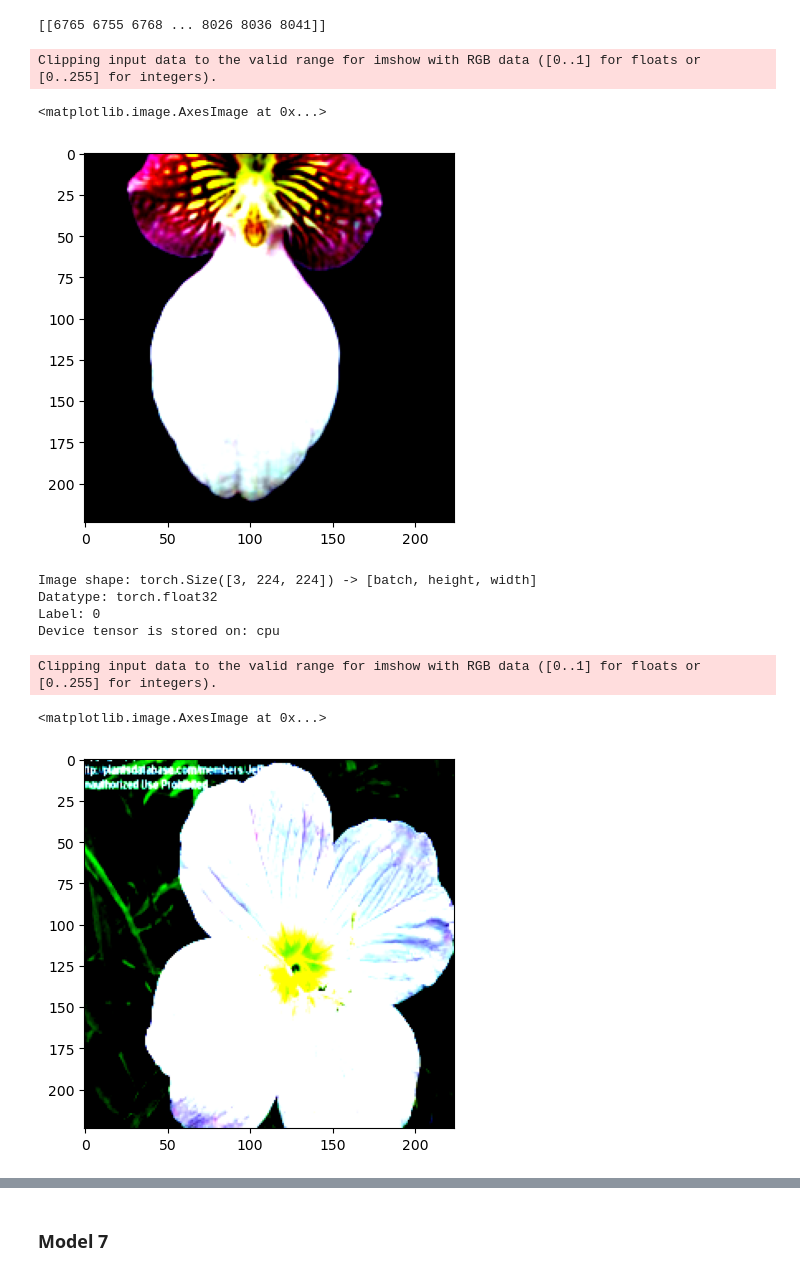
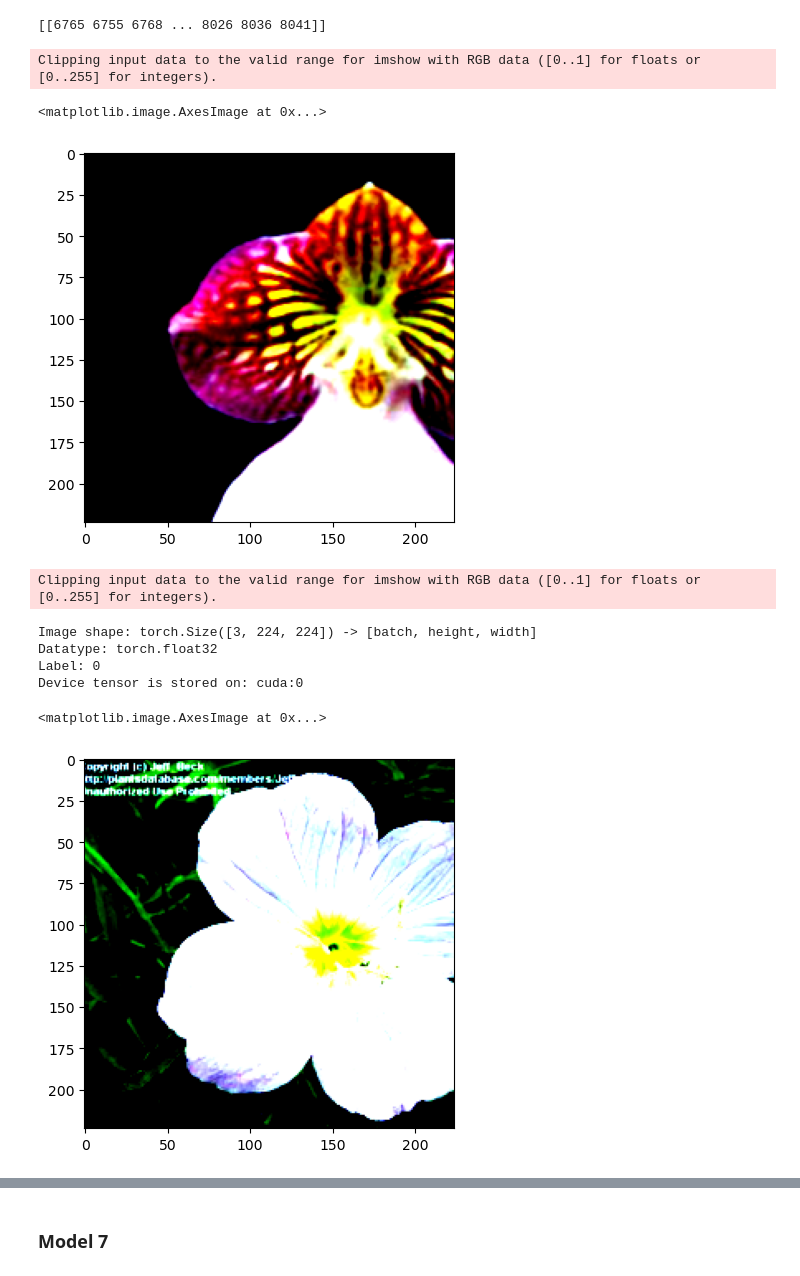
Before and after one commit to D-Agar/imlo_courework, a Jupyter notebook: coursework.ipynb, the cells around one changed output, grey strips where cells are left out. Saved outputs shown, nothing was run; the diff lists cells and outputs as text; code cells hidden in the pictures.

```diff
--- a/coursework.ipynb
+++ b/coursework.ipynb
@@ -42,28 +39,26 @@ The values used for the normalisation of data were calculated from the ImageNet
 # %%
 # We perform random transformations to better generalise the training dataset
 train_transform = transforms.Compose([
-    v2.ToPILImage(),
+    v2.ToImage(),
     v2.RandomResizedCrop(size=(224, 224), antialias=True),
     v2.RandomHorizontalFlip(p=0.5),
-    v2.ToTensor(),
-    # v2.ToDtype(torch.float32, scale=True),
+    v2.ToDtype(torch.float32, scale=True),
     # These are the values I have calculated
     v2.Normalize(mean=[0.433, 0.382, 0.296], std=[0.259, 0.209, 0.221])
     # transforms.Normalize(mean=[0.485, 0.456, 0.406], std=[0.229, 0.224, 0.225])
 ])
 
 valid_transform = transforms.Compose([
-    v2.PILToTensor(),
-    v2.Resize((256, 256)),
-    v2.CenterCrop(224),
+    v2.ToImage(),
+    v2.Resize((224, 224)),
     v2.ToDtype(torch.float32, scale=True),
     v2.Normalize(mean=[0.433, 0.382, 0.296], std=[0.259, 0.209, 0.221])
     # v2.Normalize(mean=[0.485, 0.456, 0.406], std=[0.229, 0.224, 0.225])
 ])
 
 test_transform = transforms.Compose([
-    v2.PILToTensor(),
-    v2.Resize((256, 256)),
+    v2.ToImage(),
+    v2.Resize((224, 224)),
     v2.CenterCrop(224),
     v2.ToDtype(torch.float32, scale=True),
     v2.Normalize(mean=[0.433, 0.382, 0.296], std=[0.259, 0.209, 0.221])
@@ -108,23 +103,23 @@ plt.imshow(image.cpu().permute(1,2,0))
 # %% [output]
 Clipping input data to the valid range for imshow with RGB data ([0..1] for floats or [0..255] for integers).
 <matplotlib.image.AxesImage at 0x...>
-[figure, old version]
+[figure, new version]
 # %%
 # look at the first training sample
 image, label = train_dataset[1]
 print(f"Image shape: {image.shape} -> [batch, height, width]")
 print(f"Datatype: {image.dtype}")
 print(f"Label: {label}")
 print(f"Device tensor is stored on: {image.device}")
-plt.imshow(image.permute(1, 2, 0))
+plt.imshow(image.cpu().permute(1, 2, 0))
 # %% [output]
-Image shape: torch.Size([3, 224, 224]) -> [batch, height, width]
-Datatype: torch.float32
-Label: 0
-Device tensor is stored on: cpu
+Clipping input data to the valid range for imshow with RGB data ([0..1] for floats or [0..255] for integers).
-Clipping input data to the valid range for imshow with RGB data ([0..1] for floats or [0..255] for integers).
+Image shape: torch.Size([3, 224, 224]) -> [batch, height, width]
+Datatype: torch.float32
+Label: 0
+Device tensor is stored on: cuda:0
 <matplotlib.image.AxesImage at 0x...>
-[figure, old version]
+[figure, new version]
 # %%
 image2, label = test_dataset[0]
 plt.imshow(image2.cpu().permute(1, 2, 0))
```
Also changed, not shown: parts of 45 cells of this notebook, 1 other file.
